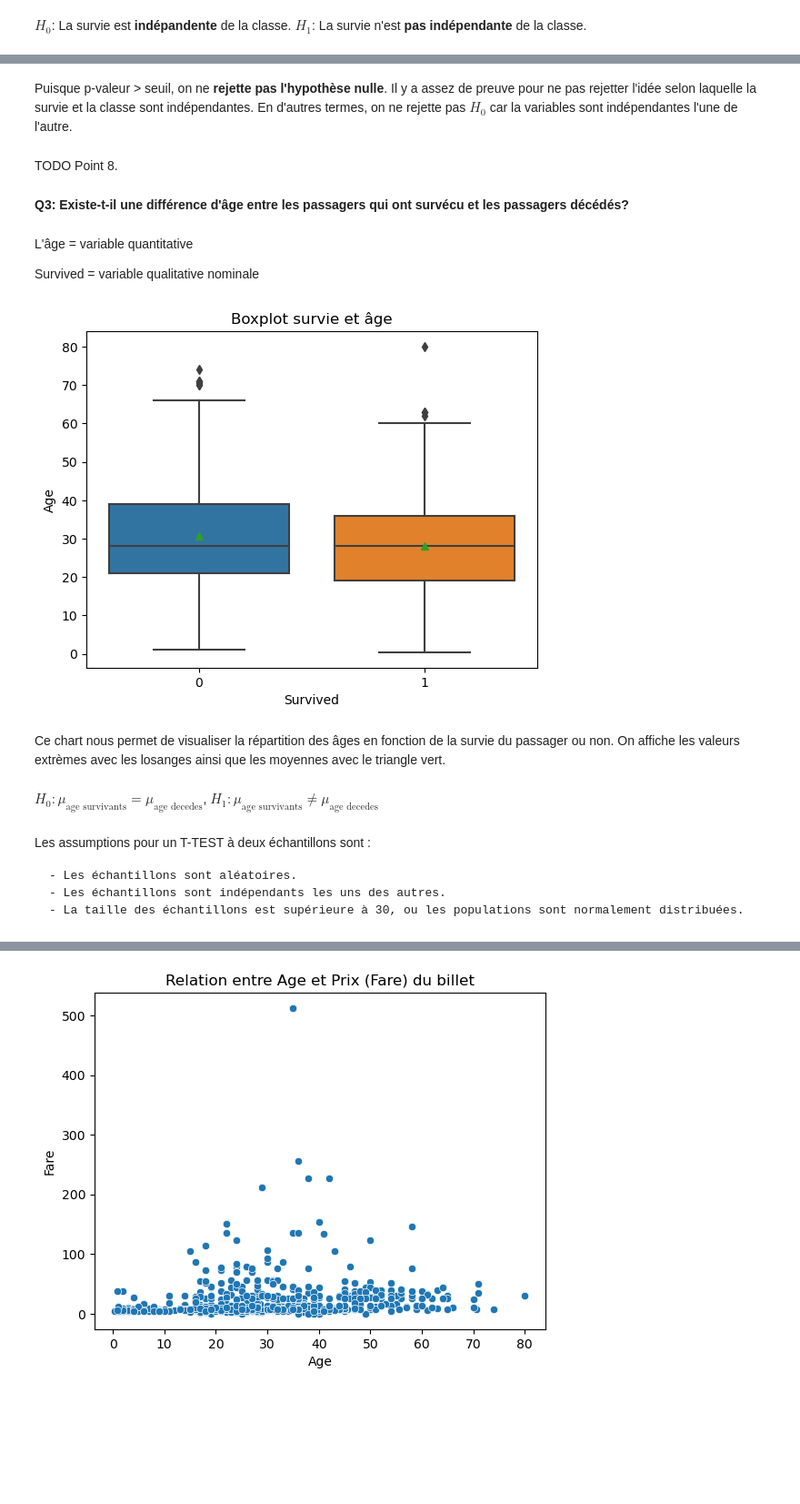
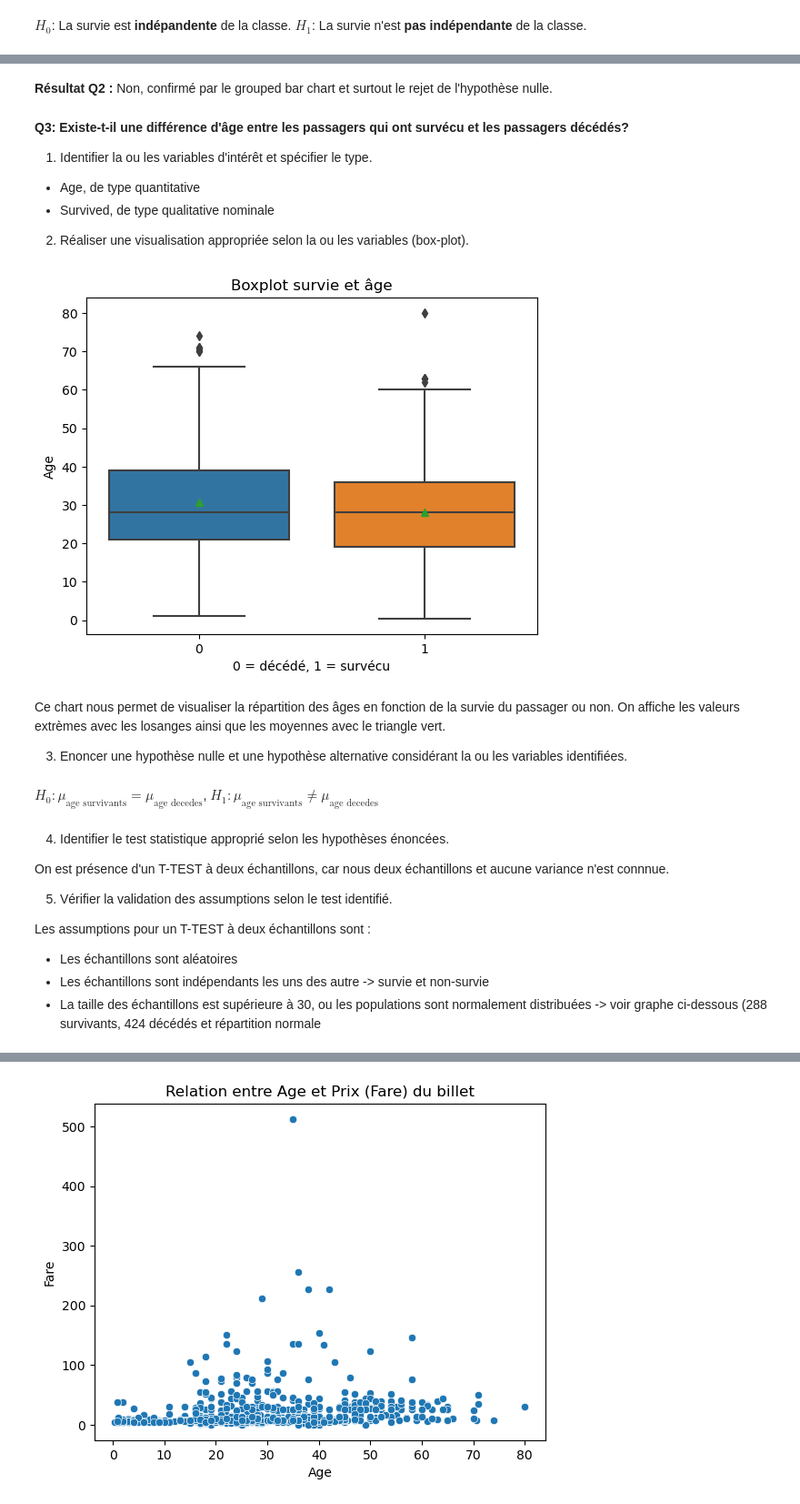
Before and after one commit to VictorFeller/Analyse-de-donn-es-Titanic, a Jupyter notebook: Projet.ipynb, the cells around one changed output, grey strips where cells are left out. Shown: that part at 91% size. Drawn from its saved outputs; the diff is of its cells as text; code cells hidden in the pictures; blank space fills up the shorter version.

```diff
--- a/Projet.ipynb
+++ b/Projet.ipynb
@@ -224,37 +266,46 @@ Analyse des résultats :
-# %% [markdown]
-Puisque p-valeur > seuil, on ne **rejette pas l'hypothèse nulle**. Il y a assez de preuve pour ne pas rejetter l'idée selon laquelle la survie et la classe sont indépendantes.
-En d'autres termes, on ne rejette pas $H_0$ car la variables sont indépendantes l'une de l'autre.
-# %% [markdown]
-TODO Point 8.
+# %% [markdown]
+**Résultat Q2 :** Non, confirmé par le grouped bar chart et surtout le rejet de l'hypothèse nulle.
 # %% [markdown]
 **Q3: Existe-t-il une différence d'âge entre les passagers qui ont survécu et les passagers décédés?**
+
+1. Identifier la ou les variables d'intérêt et spécifier le type.
+
+- Age, de type quantitative
+- Survived, de type qualitative nominale
+
+2. Réaliser une visualisation appropriée selon la ou les variables (box-plot).
-# %% [markdown]
-L'âge  = variable quantitative
-
-Survived = variable qualitative nominale
 # %%
 #Pour visualiser la relation entre une variable quantitative et une variable qualitative, on utilise un Box plot
-
 sns.boxplot(
     data=data_clean,
     x="Survived", # qualitatif
     y="Age", # quantitatif
     showmeans=True # montrer les moyennes (False par défaut)
 )
-
+# Changement des noms des axes
+plt.xlabel("0 = décédé, 1 = survécu")
+# Titre
 plt.title("Boxplot survie et âge")
-
+# Afficher
 plt.show()
 # %% [output]
-[figure, old version]
+[figure, new version]
 # %% [markdown]
 Ce chart nous permet de visualiser la répartition des âges en fonction de la survie du passager ou non.
 On affiche les valeurs extrèmes avec les losanges ainsi que les moyennes avec le triangle vert.
+
+3. Enoncer une hypothèse nulle et une hypothèse alternative considérant la ou les variables identifiées.
 # %% [markdown]
 $H_0: \mu_{\text{age survivants}} = \mu_{\text{age decedes}}$, $H_1: \mu_{\text{age survivants}} \ne \mu_{\text{age decedes}}$
 # %% [markdown]
+4. Identifier le test statistique approprié selon les hypothèses énoncées.
+
+On est présence d'un T-TEST à deux échantillons, car nous deux échantillons et aucune variance n'est connnue.
+
+5. Vérifier la validation des assumptions selon le test identifié.
+
 Les assumptions pour un T-TEST à deux échantillons sont :
 
-    - Les échantillons sont aléatoires.
-    - Les échantillons sont indépendants les uns des autres.
-    - La taille des échantillons est supérieure à 30, ou les populations sont normalement distribuées.
+   - Les échantillons sont aléatoires
+   - Les échantillons sont indépendants les uns des autre -> survie et non-survie
+   - La taille des échantillons est supérieure à 30, ou les populations sont normalement distribuées -> voir graphe ci-dessous (288 survivants, 424 décédés et répartition normale
```
Also changed, not shown: parts of 47 cells of this notebook.
